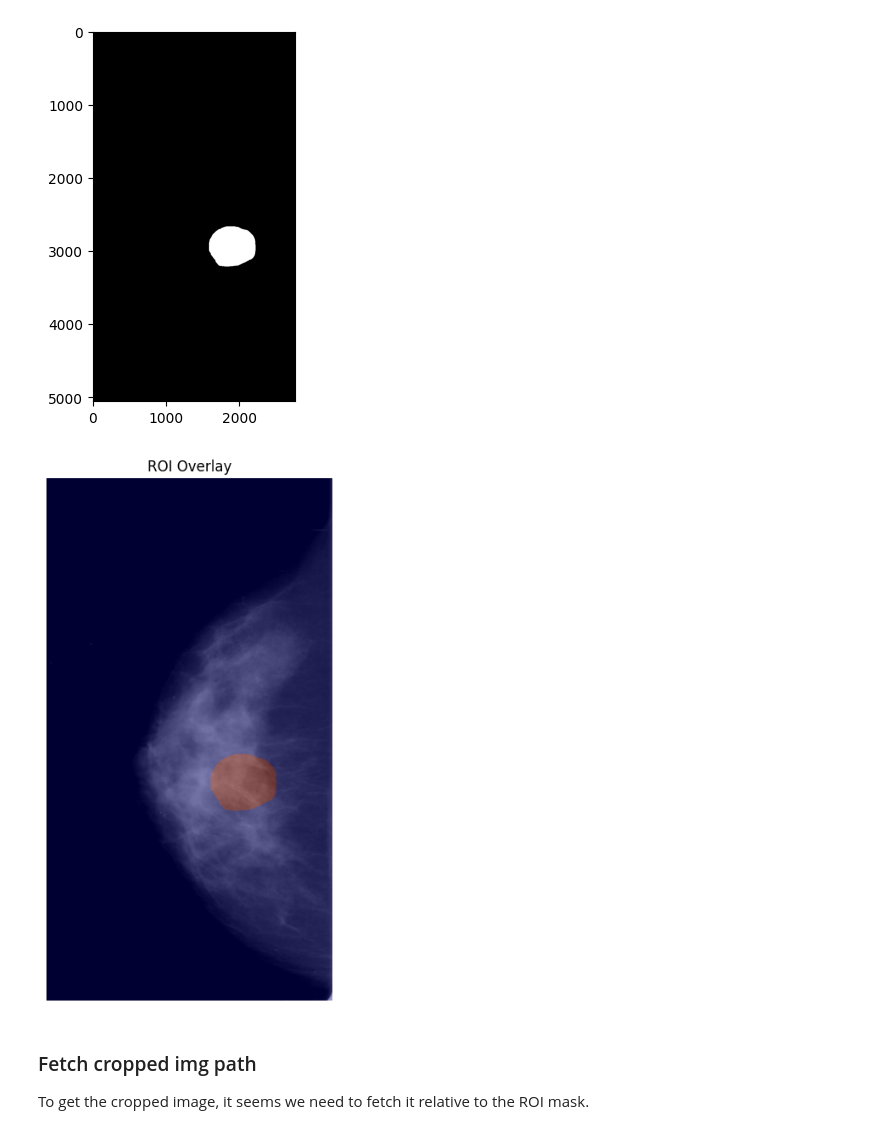
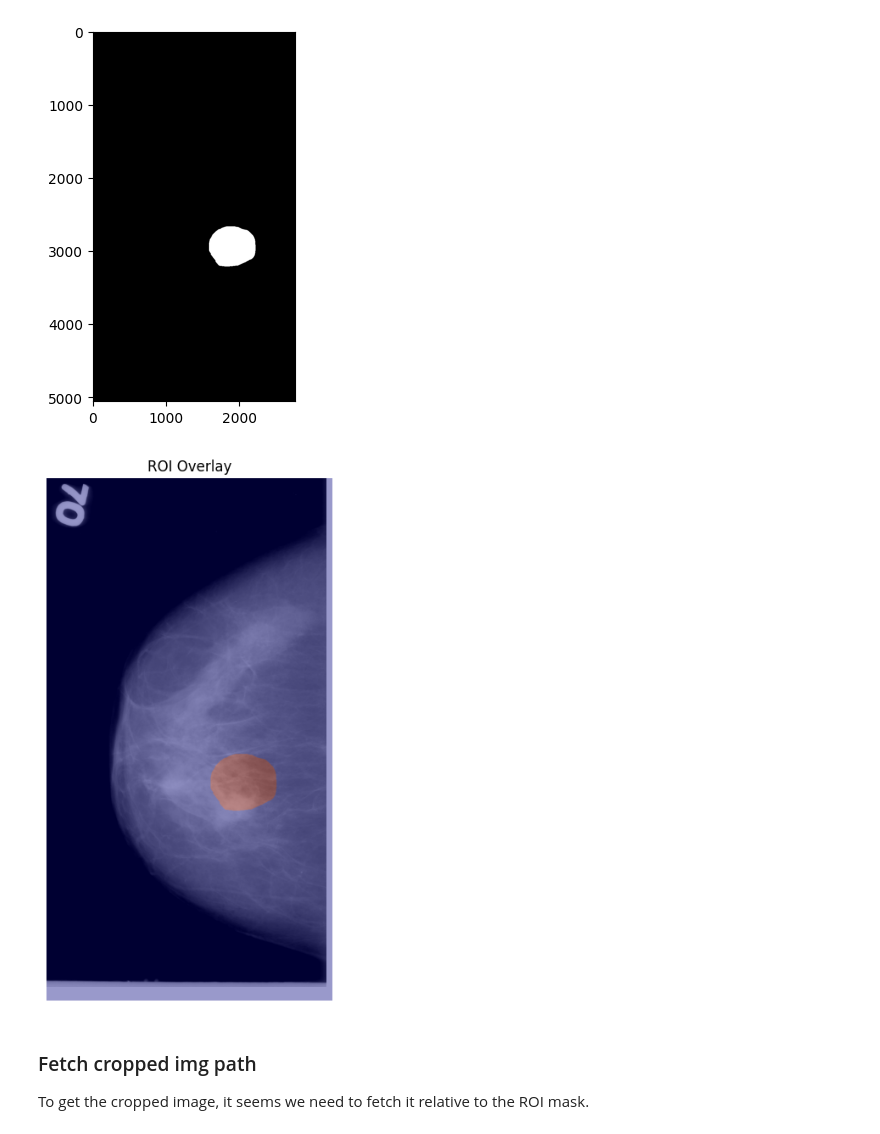
Before and after one commit to lextoumbourou/cm3070-final-project, a Jupyter notebook: notebooks/01-cbis-ddsm.ipynb, the cells around one changed output. Saved outputs shown, nothing was run; the diff lists cells and outputs as text; code cells hidden in the pictures.

```diff
--- a/notebooks/01-cbis-ddsm.ipynb
+++ b/notebooks/01-cbis-ddsm.ipynb
@@ -182,20 +182,20 @@ plt.imshow(mask_img, cmap="grey")
 <matplotlib.image.AxesImage at 0x...>
 [figure]
 # %%
-patient_np = np.array(patient_img)
+patient_np = np.array(cc_img)
 mask_np = np.array(mask_img)
 
 plt.figure(figsize=(8,8))
 plt.imshow(patient_np, cmap='gray')
 
 # overlay mask with transparency
 plt.imshow(mask_np, cmap='jet', alpha=0.4)
 
 plt.axis("off")
 plt.title("ROI Overlay")
 plt.show()
 # %% [output]
-[figure, old version]
+[figure, new version]
 # %% [markdown]
 ### Fetch cropped img path
 
```
Also changed, not shown: parts of 4 cells of this notebook, 1 other file.
